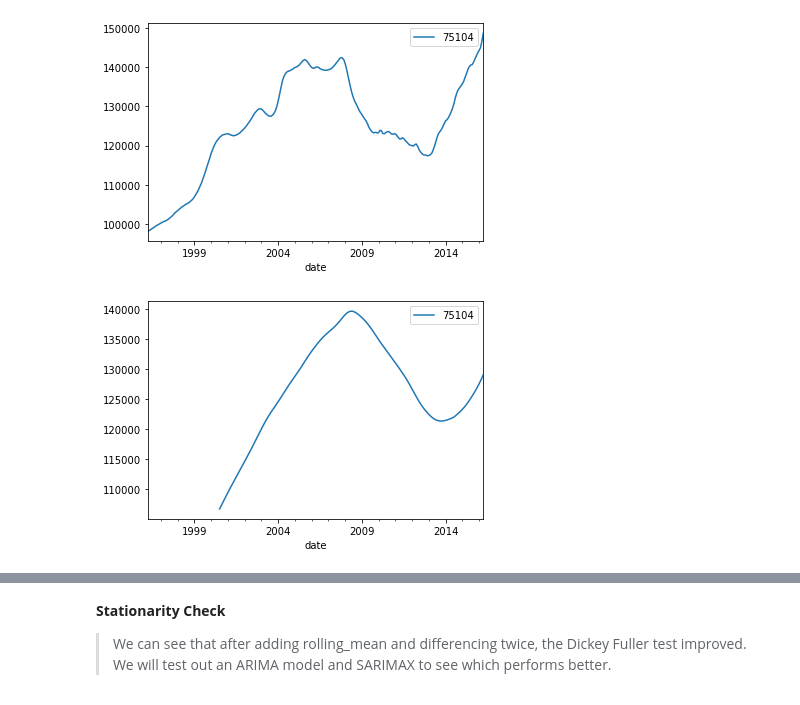
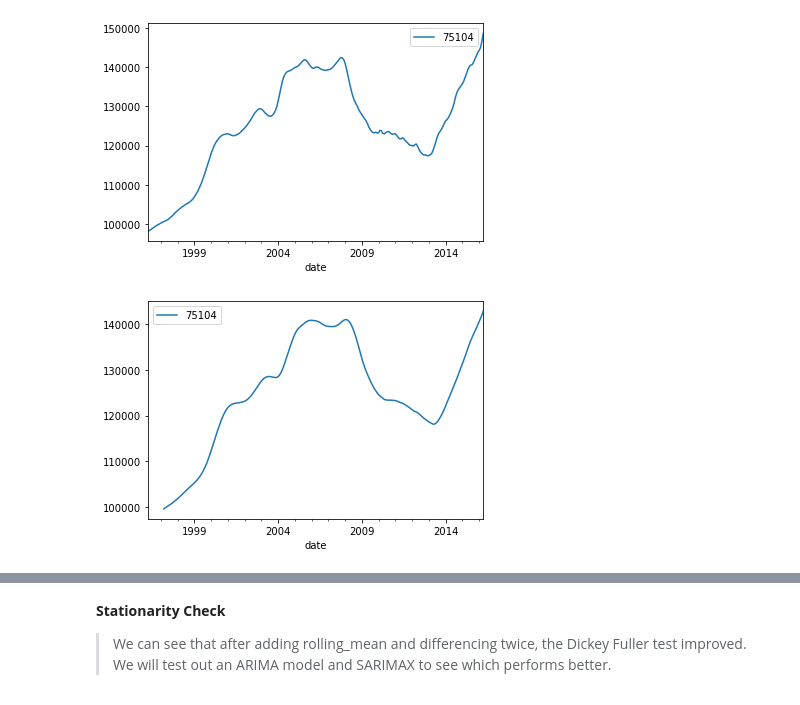
Before and after one commit to rhk48/zillow-time-series, a Jupyter notebook: final_nb.ipynb, the cells around one changed output, grey strips where cells are left out. Cells and saved outputs as stored; diff of their text form; code cells hidden in the pictures.

```diff
--- a/final_nb.ipynb
+++ b/final_nb.ipynb
@@ -542,10 +605,10 @@ train.plot();
 # %% [output]
 [figure]
 # %%
-roll_mean = train.rolling(window=52).mean()
+roll_mean = train.rolling(window=12).mean()
 roll_mean.plot();
 # %% [output]
-[figure, old version]
+[figure, new version]
 # %%
 rm_diff_1 = roll_mean.diff(periods=1)
 rm_diff_1.plot(figsize=(12,6))
```
Also changed, not shown: parts of 41 cells of this notebook.
